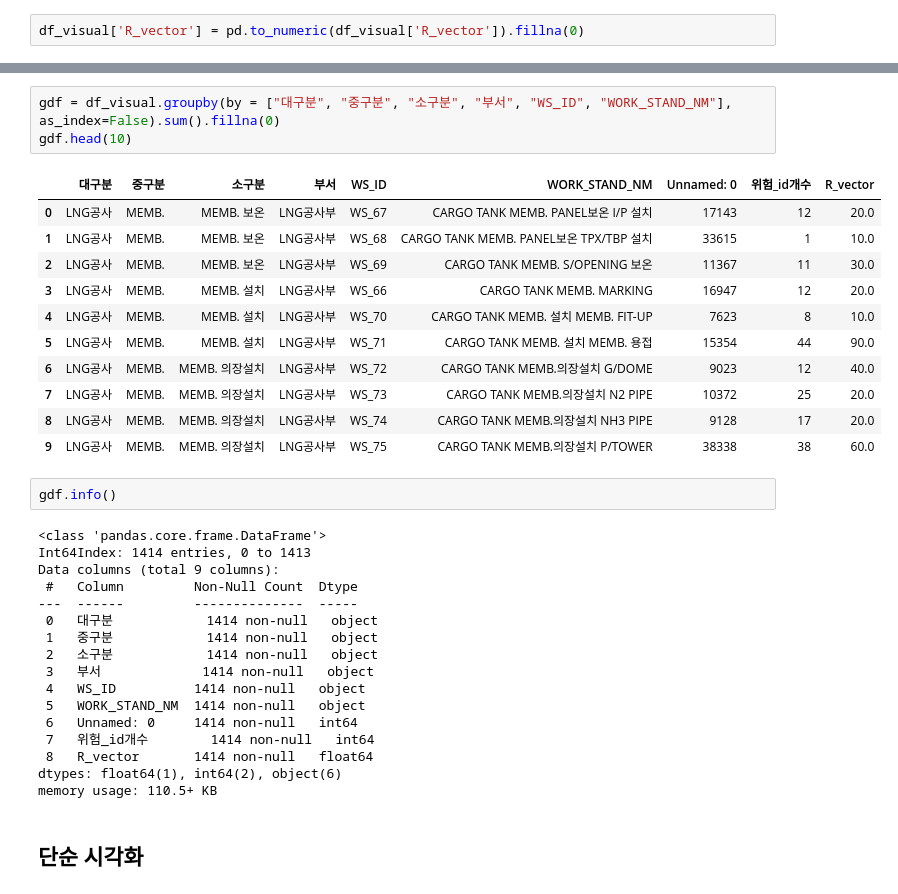
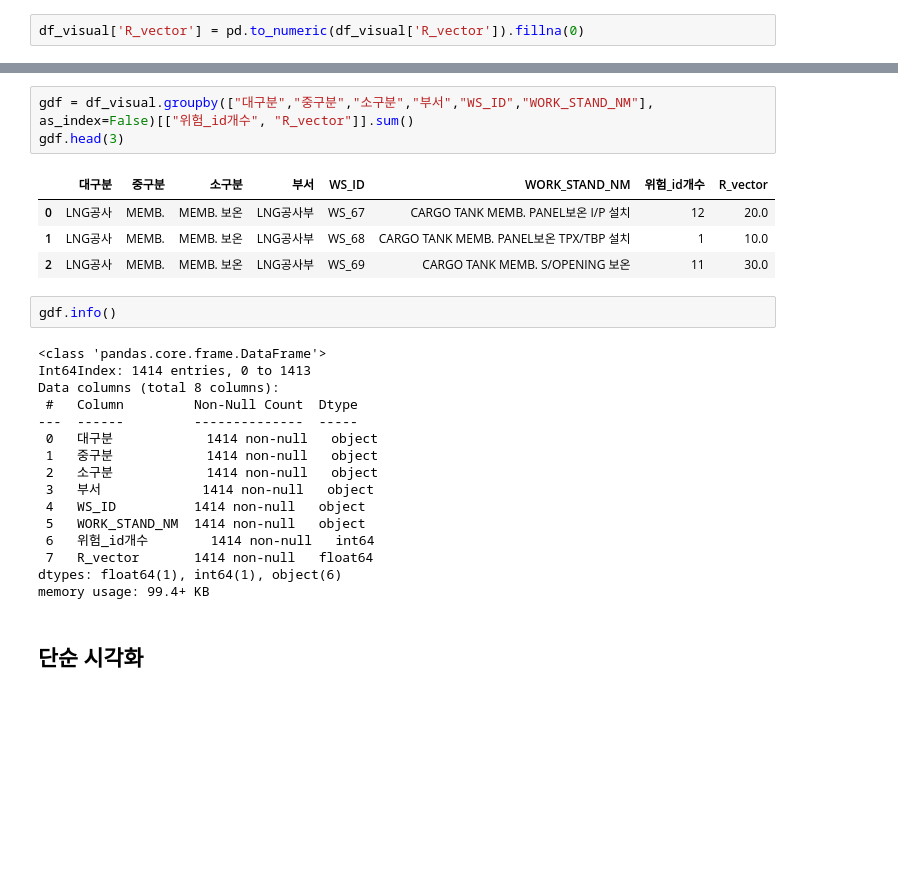
Before and after one commit to Kstyle0710/KOR_NLP, a Jupyter notebook: risk_visual.ipynb, the cells around one changed output, grey strips where cells are left out. Drawn from its saved outputs; the diff is of its cells as text; blank space fills up the shorter version.

Commit message:
initial coding for risk visualizaion

```diff
--- a/risk_visual.ipynb
+++ b/risk_visual.ipynb
@@ -49,26 +49,19 @@ Data columns (total 14 columns):
 dtypes: float64(1), int64(2), object(11)
 memory usage: 2.5+ MB
 # %%
-gdf = df_visual.groupby(by = ["대구분", "중구분", "소구분", "부서", "WS_ID", "WORK_STAND_NM"], as_index=False).sum().fillna(0)
-gdf.head(10)
+gdf = df_visual.groupby(["대구분","중구분","소구분","부서","WS_ID","WORK_STAND_NM"], as_index=False)[["위험_id개수", "R_vector"]].sum()
+gdf.head(3)
 # %% [output]
-|  | 대구분 | 중구분 | 소구분 | 부서 | WS_ID | WORK_STAND_NM | Unnamed: 0 | 위험_id개수 | R_vector |
-| 0 | LNG공사 | MEMB. | MEMB. 보온 | LNG공사부 | WS_67 | CARGO TANK MEMB. PANEL보온 I/P 설치 | 17143 | 12 | 20.0 |
-| 1 | LNG공사 | MEMB. | MEMB. 보온 | LNG공사부 | WS_68 | CARGO TANK MEMB. PANEL보온 TPX/TBP 설치 | 33615 | 1 | 10.0 |
-| 2 | LNG공사 | MEMB. | MEMB. 보온 | LNG공사부 | WS_69 | CARGO TANK MEMB. S/OPENING 보온 | 11367 | 11 | 30.0 |
-| 3 | LNG공사 | MEMB. | MEMB. 설치 | LNG공사부 | WS_66 | CARGO TANK MEMB. MARKING | 16947 | 12 | 20.0 |
-| 4 | LNG공사 | MEMB. | MEMB. 설치 | LNG공사부 | WS_70 | CARGO TANK MEMB. 설치 MEMB. FIT-UP | 7623 | 8 | 10.0 |
-| 5 | LNG공사 | MEMB. | MEMB. 설치 | LNG공사부 | WS_71 | CARGO TANK MEMB. 설치 MEMB. 용접 | 15354 | 44 | 90.0 |
-| 6 | LNG공사 | MEMB. | MEMB. 의장설치 | LNG공사부 | WS_72 | CARGO TANK MEMB.의장설치 G/DOME | 9023 | 12 | 40.0 |
-| 7 | LNG공사 | MEMB. | MEMB. 의장설치 | LNG공사부 | WS_73 | CARGO TANK MEMB.의장설치 N2 PIPE | 10372 | 25 | 20.0 |
-| 8 | LNG공사 | MEMB. | MEMB. 의장설치 | LNG공사부 | WS_74 | CARGO TANK MEMB.의장설치 NH3 PIPE | 9128 | 17 | 20.0 |
-| 9 | LNG공사 | MEMB. | MEMB. 의장설치 | LNG공사부 | WS_75 | CARGO TANK MEMB.의장설치 P/TOWER | 38338 | 38 | 60.0 |
+|  | 대구분 | 중구분 | 소구분 | 부서 | WS_ID | WORK_STAND_NM | 위험_id개수 | R_vector |
+| 0 | LNG공사 | MEMB. | MEMB. 보온 | LNG공사부 | WS_67 | CARGO TANK MEMB. PANEL보온 I/P 설치 | 12 | 20.0 |
+| 1 | LNG공사 | MEMB. | MEMB. 보온 | LNG공사부 | WS_68 | CARGO TANK MEMB. PANEL보온 TPX/TBP 설치 | 1 | 10.0 |
+| 2 | LNG공사 | MEMB. | MEMB. 보온 | LNG공사부 | WS_69 | CARGO TANK MEMB. S/OPENING 보온 | 11 | 30.0 |
 # %%
 gdf.info()
 # %% [output]
 <class 'pandas.core.frame.DataFrame'>
 Int64Index: 1414 entries, 0 to 1413
-Data columns (total 9 columns):
+Data columns (total 8 columns):
  #   Column         Non-Null Count  Dtype
 ---  ------         --------------  -----
  0   대구분            1414 non-null   object
@@ -77,11 +70,10 @@ Data columns (total 9 columns):
  3   부서             1414 non-null   object
  4   WS_ID          1414 non-null   object
  5   WORK_STAND_NM  1414 non-null   object
- 6   Unnamed: 0     1414 non-null   int64
- 7   위험_id개수        1414 non-null   int64
- 8   R_vector       1414 non-null   float64
-dtypes: float64(1), int64(2), object(6)
-memory usage: 110.5+ KB
+ 6   위험_id개수        1414 non-null   int64
+ 7   R_vector       1414 non-null   float64
+dtypes: float64(1), int64(1), object(6)
+memory usage: 99.4+ KB
 # %% [markdown]
 ## 단순 시각화
 # %%
```
Also changed, not shown: parts of 3 cells of this notebook, 3 other files.
